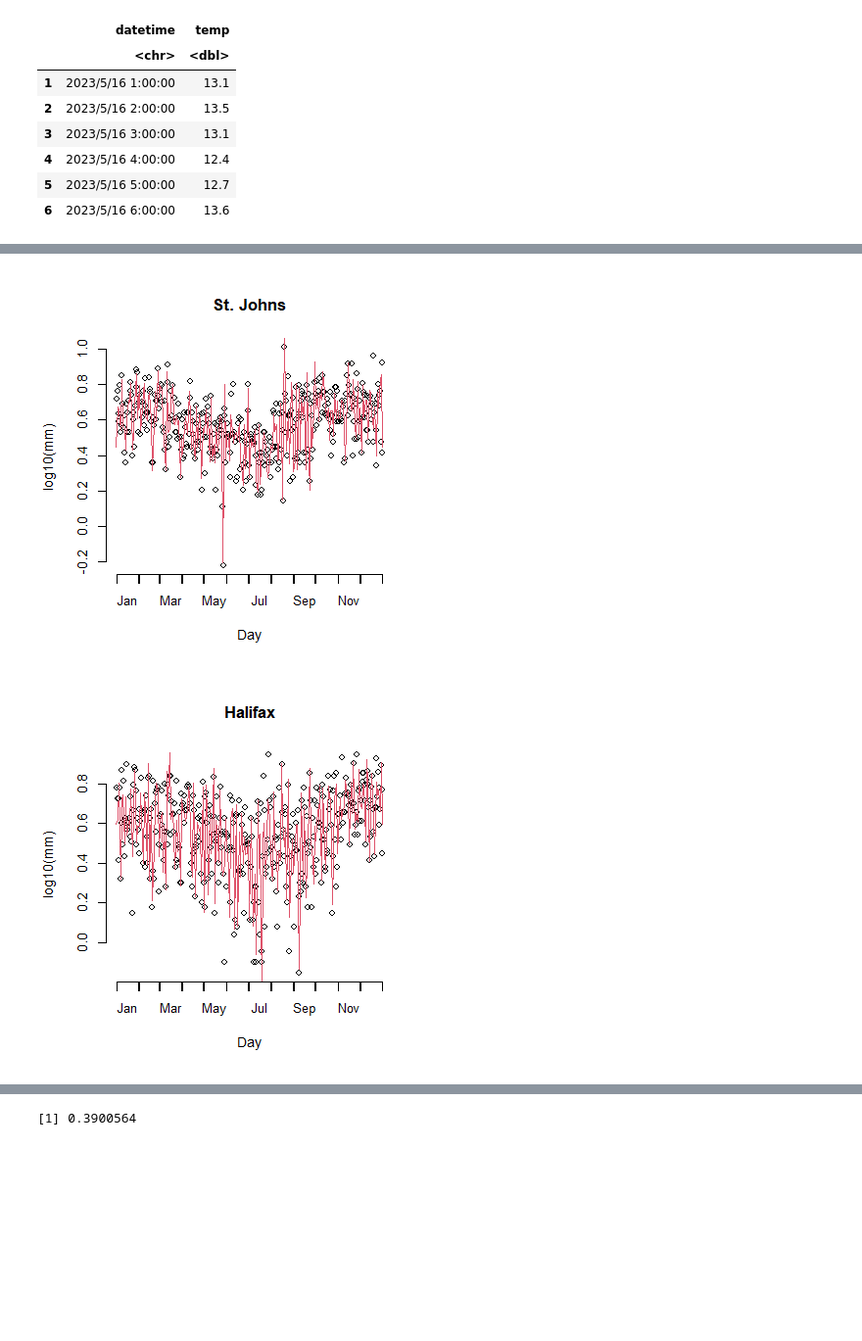
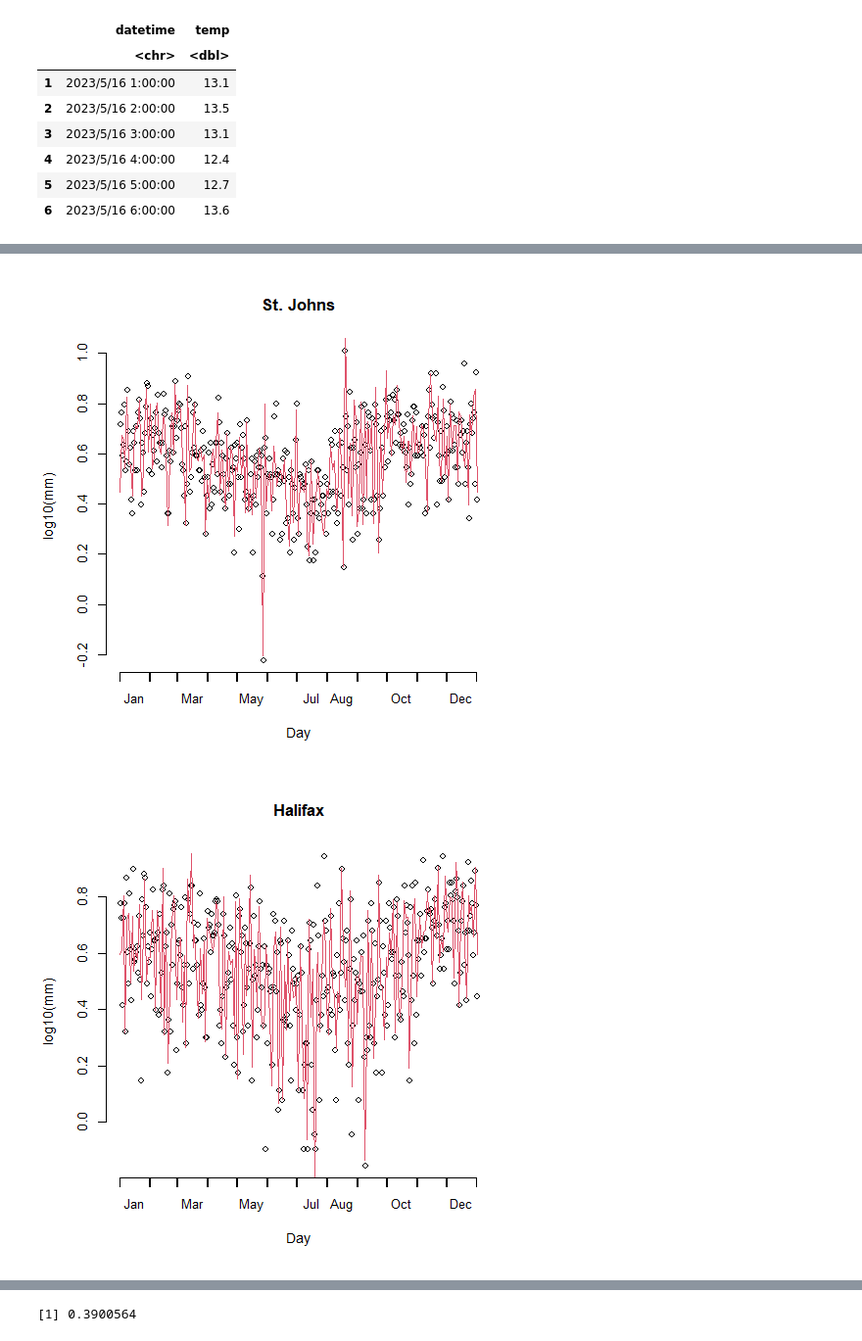
Before and after one commit to KeNtaMiyata/Piotr_FunctionalDataAnalysis, a Jupyter notebook: ch2/ch2.ipynb, the cells around one changed output, grey strips where cells are left out. Shown: that part at 98% size. Cells and saved outputs as stored; diff of their text form; code cells hidden in the pictures; blank space fills up the shorter version.

```diff
--- a/ch2/ch2.ipynb
+++ b/ch2/ch2.ipynb
@@ -45,0 +16,32 @@ library(IRdisplay)
+# %%
+matern_cov = function(d_mat, nu, rho=1, sigma=1){
+    a = sqrt(2*nu) * d_mat / rho
+    cov = (sigma**2) * (2**(1-nu)) / gamma(nu) * (a**nu) * besselK(a, nu)
+    cov[d_mat==0] = 0.000001
+    cov[a>0] = cov[a>0] * exp(-sqrt(2 * nu) * a[a > 0] / rho)
+    return(cov)
+}
+# %%
+set.seed(123)
+n_sims = 1
+t_grid = seq(0, 1, length.out=100)
+dist = as.matrix(dist(t_grid))
+params = c(0.5, 1, 1)
+
+nu = params[1]
+sigma = params[2]
+rho = params[3]
+
+cov_matrix = matern_cov(dist, nu, rho, sigma)
+
+matern_iid = rmvnorm(n_sims, rep(0, length(t_grid)), cov_matrix)
+matern_iid = matern_iid[1,]
+
+df = data.frame(t = t_grid, y = matern_iid)
+
+B25_basis= create.bspline.basis(rangeval=c(0, 1), nbasis=50)
+Matern_fd = smooth.basis(argvals=t_grid, y=matern_iid, fdParobj=B25_basis)
+
+smoothed_values <- eval.fd(t_grid, Matern_fd$fd)
+
+df$smoothed = smoothed_values
@@ -45,0 +77,8 @@ library(IRdisplay)
+# %%
+deriv_observed = matrix(0, nrow = 1, ncol = length(matern_iid)-1)
+
+for (i in 1:length(matern_iid)-1){
+    a = matern_iid[i+1] - matern_iid[i]
+    deriv = a / 0.01
+    deriv_observed[i]=deriv
+}
@@ -247,23 +297,23 @@ Resolute
 # %%
 nbasis=365
 yearRng = c(0, 365)
 daybasis = create.fourier.basis(yearRng, nbasis)
 logprecav = CanadianWeather$dailyAv[,,'log10precip']
 dayprecfd = with(CanadianWeather, smooth.basis(day.5, logprecav, daybasis, fdnames=list("Day", "Station", "log10(mm)"))$fd)
 for(i in 1:5){
-    pngname=paste0("./images/22",i+1,"_canadatemp.png")
-    png(pngname, width=400, height = 400)
+    pngname=paste0("./images/22",i+1,"_canadatemp", i,".png")
+    png(pngname, width=500, height = 500)
     par(cex=1.2)
     plot(logprecav[,i], axes=FALSE, xlab="Day", ylab="log10(mm)", main=CanadianWeather$place[i])
     lines(dayprecfd[i], col=2)
     axisIntervals(1)
     axis(2)
 
     dev.off()
     png_data <- readBin(pngname, "raw", file.size(pngname))
     display_png(png_data)
 
 }
 # %% [output]
-[figure, old version]
+[figure, new version]
-[figure, old version]
+[figure, new version]
```
Also changed, not shown: parts of 48 cells of this notebook, 29 other files.
